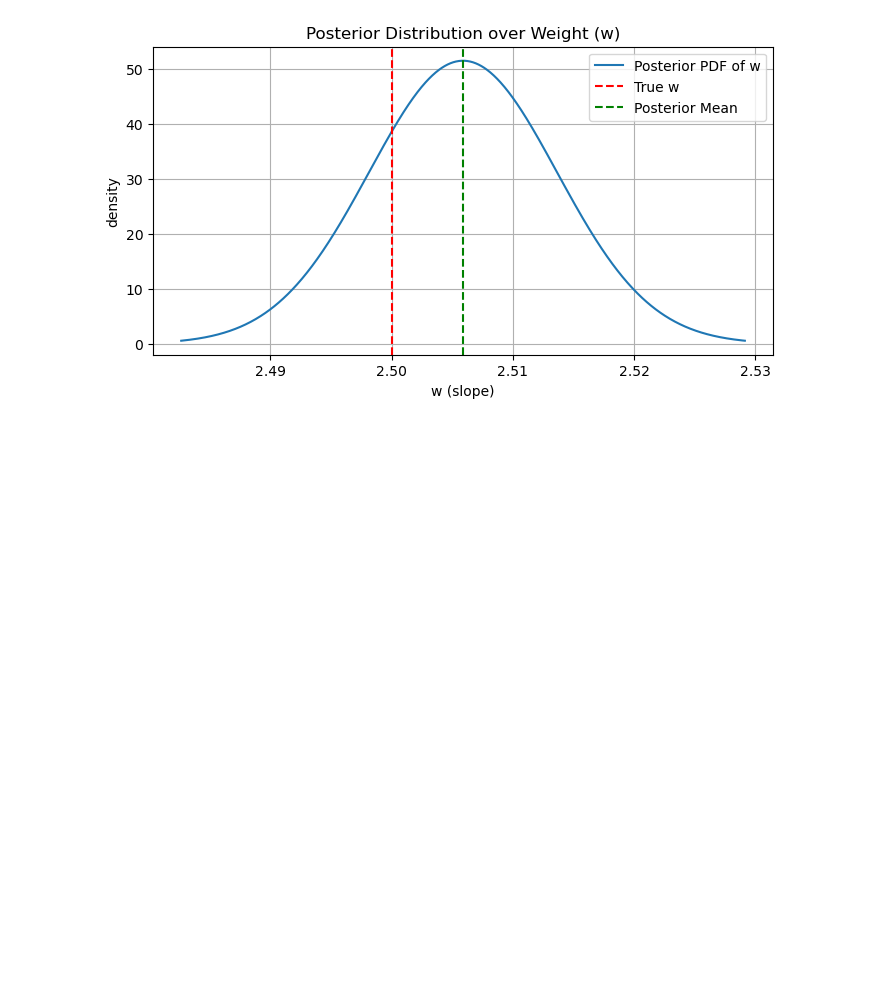
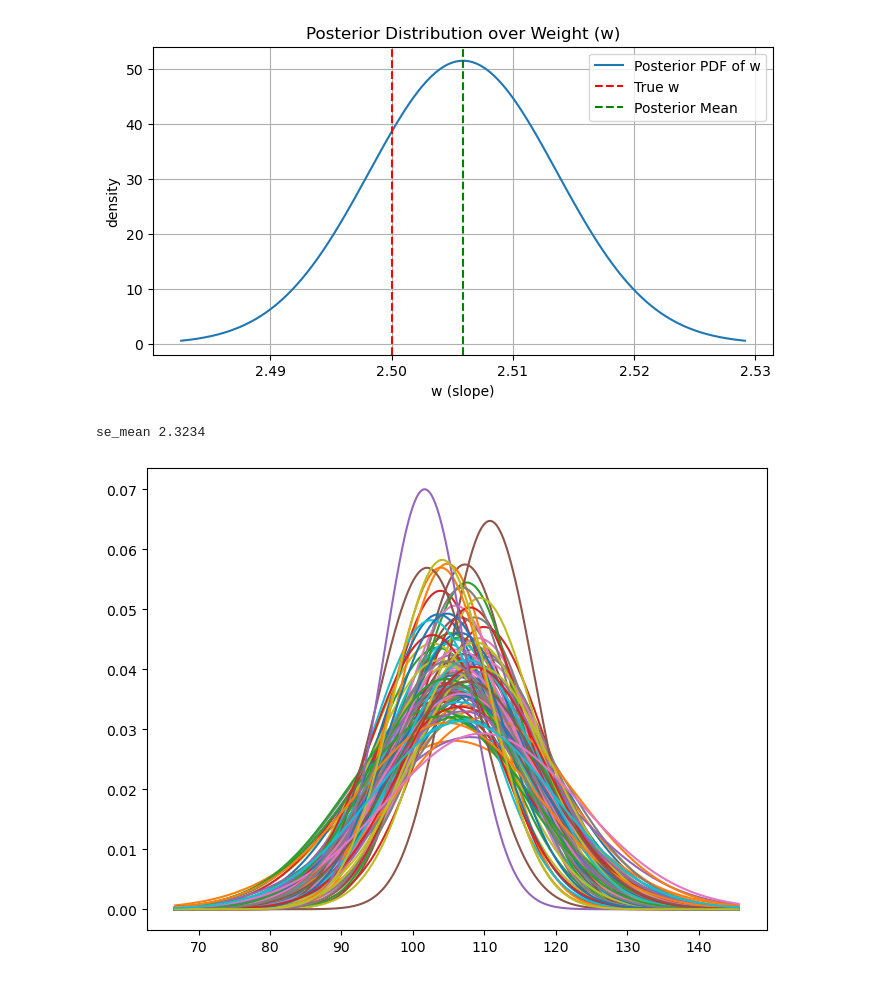
Before and after one commit to derekriceX/Bayesian-Analysis, a Jupyter notebook: C4_numpy_Bayesian_Linear_Regression_10NOV2025.ipynb, the cells around one changed output. Saved outputs shown, nothing was run; the diff lists cells and outputs as text; code cells hidden in the pictures; blank space fills up the shorter version.

```diff
--- a/C4_numpy_Bayesian_Linear_Regression_10NOV2025.ipynb
+++ b/C4_numpy_Bayesian_Linear_Regression_10NOV2025.ipynb
@@ -81,3 +81,33 @@ plt.grid(True)
 plt.show()
 # %% [output]
 [figure]
+# %%
+data = np.random.normal(100,10,18)
+n = len(data)
+
+true_mean = np.mean(data)
+std_dev = np.std(data,ddof=1)
+se_mean = std_dev / np.sqrt(n)
+print(f'se_mean {se_mean:3.4f}')
+
+se_std_dev = std_dev / np.sqrt(2 * (n-1))
+# %% [output]
+se_mean 2.3234
+# %%
+from scipy.stats import norm
+
+sample_size = 100
+x = np.linspace(true_mean-4*std_dev, true_mean+4*std_dev,1000)
+
+memory = np.zeros(sample_size)
+
+plt.figure(figsize=(8,6))
+for i in range(sample_size):
+    sample_mean = np.random.normal(true_mean,se_mean)
+    sample_std = np.abs(np.random.normal(std_dev,se_std_dev))
+    memory[i] = sample_mean
+    pdf = norm.pdf(x, loc=sample_mean, scale=sample_std)
+    plt.plot(x,pdf)
+plt.show()
+# %% [output]
+[figure, added]
```
Also changed, not shown: parts of 2 cells of this notebook.
